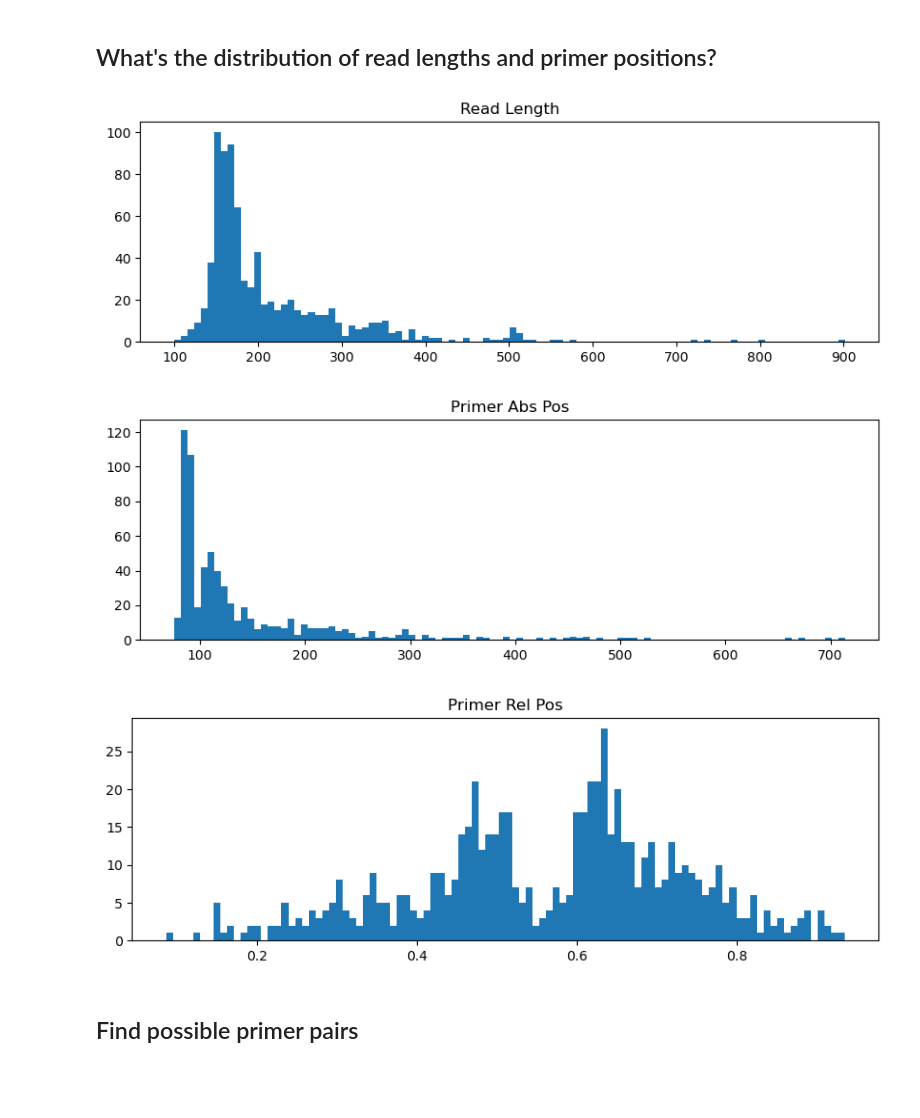
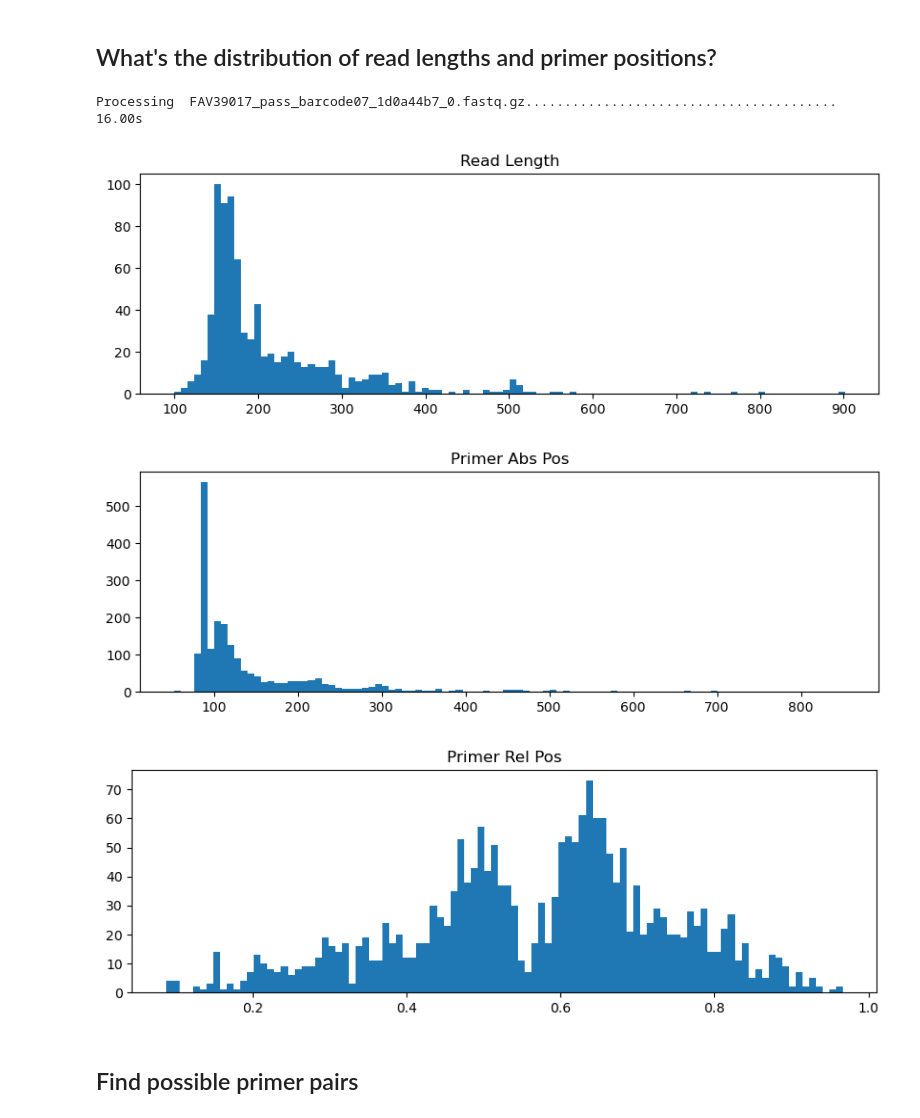
Before and after one commit to RByers/RespiCov-analyze, a Jupyter notebook: AnalyzeRespiCov.ipynb, the cells around one changed output. Cells and saved outputs as stored; diff of their text form; code cells hidden in the pictures; blank space fills up the shorter version.

```diff
--- a/AnalyzeRespiCov.ipynb
+++ b/AnalyzeRespiCov.ipynb
@@ -138,7 +128,7 @@ from collections import Counter
 mrs = []
 for (record, hits) in getPrimerMatches("barcode07"):
     for hit in hits:
-        mrs.append(hit.score / len(hit.primer))
+        mrs.append(hit.mr)
 
-pd.DataFrame({'Score': mrs}).hist(figsize=(8,3), bins=5, grid=False)
+pd.DataFrame({'Score': mrs}).hist(figsize=(8,3), bins=5, grid=False);
 # %% [output]
@@ -166,20 +139,21 @@ array([[<AxesSubplot:title={'center':'Score'}>]], dtype=object)
 # %%
 hitsPerPrimer = dict()
 for p in primers:
-    hitsPerPrimer[p.description] = [0,0]
+    hitsPerPrimer[p.description] = [0,0,0]
 
 hitsTotal = 0
 for (record, hits) in getPrimerMatches("barcode07"):
     hitsTotal += len(hits)
     for hit in hits:
         hitsPerPrimer[hit.primer.description][1 if hit.rev else 0] += 1
+        hitsPerPrimer[hit.primer.description][2] += hit.mr
 
 def addPercent (entry):
-    (primer, [fwd,rev]) = entry
-    return (primer, fwd, rev, round((fwd+rev) / hitsTotal * 100, ndigits=2))
+    (primer, [fwd,rev,mrtot]) = entry
+    return (primer, fwd, rev, round((fwd+rev) / hitsTotal * 100, ndigits=2), round(mrtot / (fwd+rev), ndigits=2))
 
-data = map(addPercent, filter(lambda p:p[1]!=[0,0], hitsPerPrimer.items()))
-table = pd.DataFrame(data, columns=["Primer","Fwd hits", "Rev hits", "%"])
+data = map(addPercent, filter(lambda p:p[1]!=[0,0,0], hitsPerPrimer.items()))
+table = pd.DataFrame(data, columns=["Primer","Fwd hits", "Rev hits", "%", "Avg MR"])
 table.set_index("Primer", inplace=True)
 table.sort_values("%", ascending=False, inplace=True)
 table
@@ -209,11 +183,13 @@ Processing  FAV39017_pass_barcode07_1d0a44b7_0.fastq.gz.........................
 # %%
-from collections import Counter
-
-unseen = set(map(lambda p:p.description, primers))
+primerMaxMatch = dict.fromkeys(map(lambda p:p.description, primers), 0.0)
 
 for (dir, record, hits) in getAllPrimerMatches():
-    for (primer, s, e) in hits:
-        unseen.discard(primer.description)
+    for hit in hits:
+        if primerMaxMatch[hit.primer.description] < hit.mr:
+            primerMaxMatch[hit.primer.description] = hit.mr
 
-pd.DataFrame(unseen, columns=["Primer"])
+table = pd.DataFrame.from_dict(primerMaxMatch, orient="index", columns=["Max Match"])
+table.index.name = "Primer"
+table.sort_values("Max Match", ascending=False, inplace=True)
+table[table["Max Match"] < 1.0]
 # %% [output]
@@ -225,20 +212,21 @@ pd.DataFrame(unseen, columns=["Primer"])
 # %%
 lengths=[]
 paPos=[]
 prPos=[]
 
 for (record, hits) in getPrimerMatches("barcode07"):
     lengths.append(len(record.seq))
-    paPos += map(lambda pse: max(pse[1],pse[2]), hits)
-    prPos += map(lambda pse: (pse[1]+pse[2])/2/len(record.seq), hits)
+    paPos += map(lambda hit: hit.end, hits)
+    prPos += map(lambda hit: (hit.start+hit.end)/2/len(record.seq), hits)
 
 pd.DataFrame({'Read Length': lengths}).hist(bins=100, figsize=(10,3), grid=False)
 pd.DataFrame({'Primer Abs Pos': paPos}).hist(bins=100, figsize=(10,3), grid=False)
 pd.DataFrame({'Primer Rel Pos': prPos}).hist(bins=100, figsize=(10,3), grid=False);
 # %% [output]
+Processing  FAV39017_pass_barcode07_1d0a44b7_0.fastq.gz........................................  16.00s
 [figure]
-[figure, old version]
+[figure, new version]
-[figure, old version]
+[figure, new version]
 # %% [markdown]
 ## Find possible primer pairs
 # %%
```
Also changed, not shown: parts of 8 cells of this notebook.
